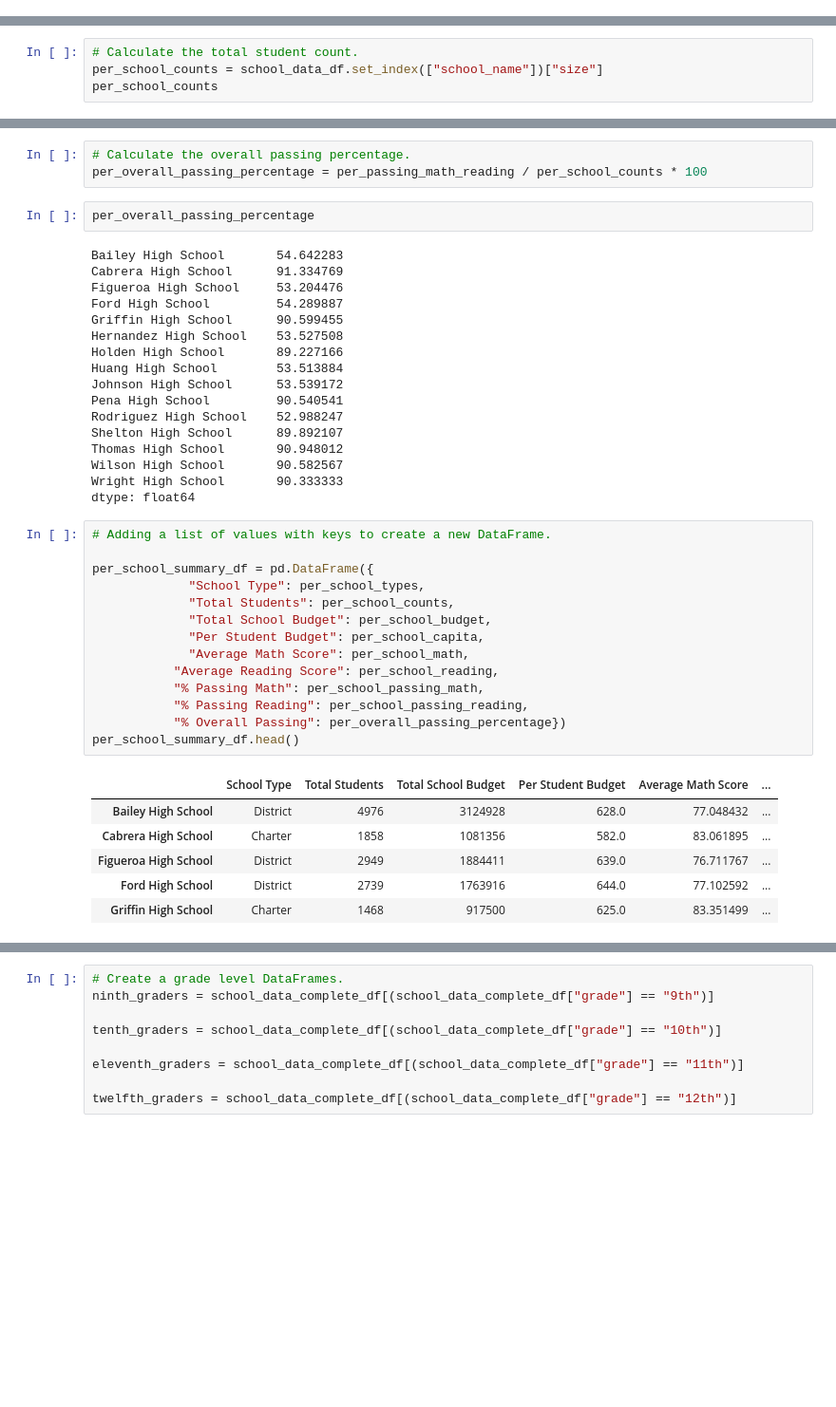
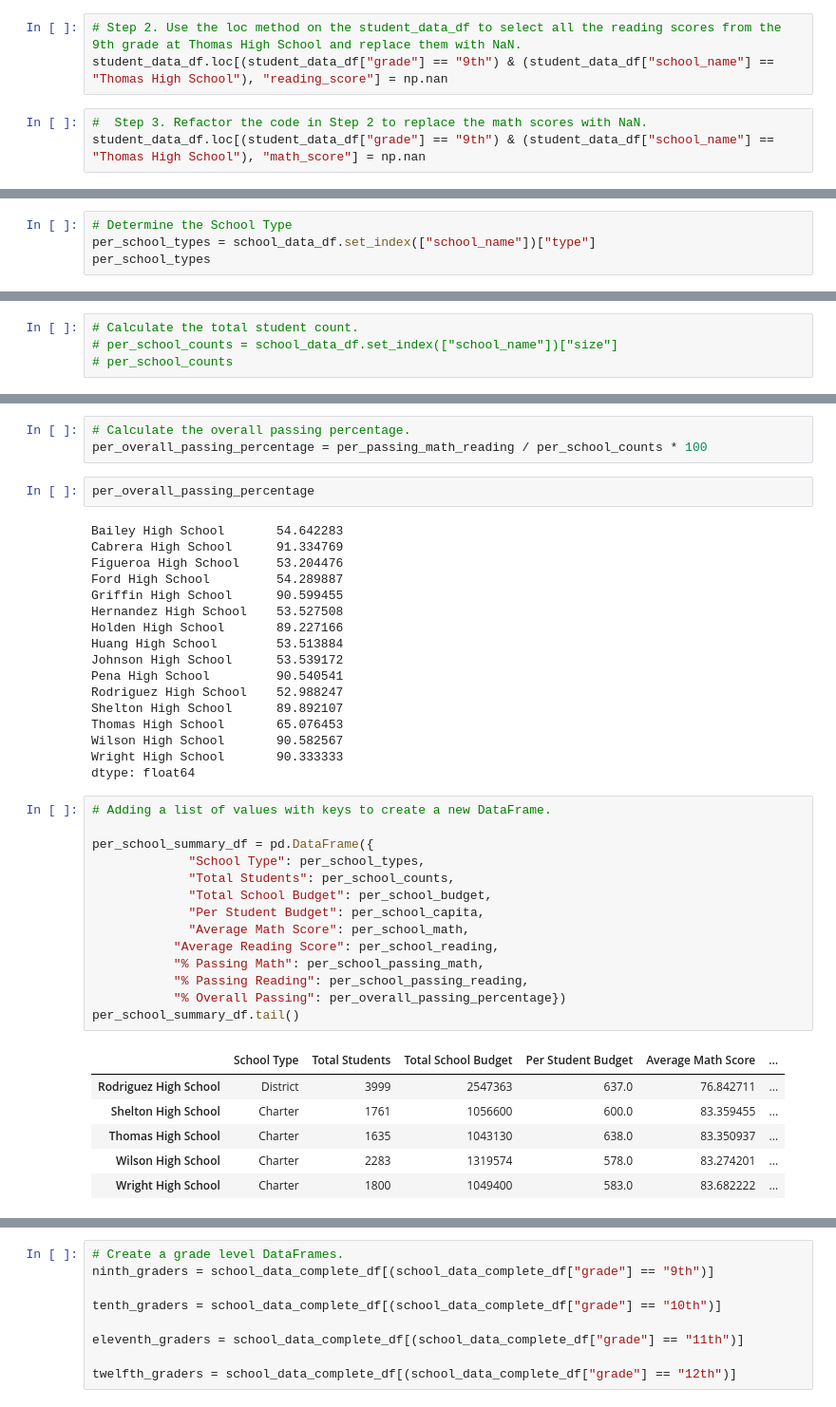
Before and after one commit to volkx075/School_District_Analysis, a Jupyter notebook: PyCitySchools_Challenge_testing.ipynb, the cells around one changed output, grey strips where cells are left out. Shown at 95% size. Cells and saved outputs as stored; diff of their text form; blank space fills up the shorter version.

```diff
--- a/PyCitySchools_Challenge_testing.ipynb
+++ b/PyCitySchools_Challenge_testing.ipynb
@@ -149,0 +60,6 @@ for word in prefixes_suffixes:
+# %%
+# Step 2. Use the loc method on the student_data_df to select all the reading scores from the 9th grade at Thomas High School and replace them with NaN.
+student_data_df.loc[(student_data_df["grade"] == "9th") & (student_data_df["school_name"] == "Thomas High School"), "reading_score"] = np.nan
+# %%
+#  Step 3. Refactor the code in Step 2 to replace the math scores with NaN.
+student_data_df.loc[(student_data_df["grade"] == "9th") & (student_data_df["school_name"] == "Thomas High School"), "math_score"] = np.nan
@@ -393,0 +284,4 @@ Name: size, dtype: int64
+# %%
+# Determine the School Type
+per_school_types = school_data_df.set_index(["school_name"])["type"]
+per_school_types
@@ -394,4 +306,4 @@ Name: size, dtype: int64
 # %%
 # Calculate the total student count.
-per_school_counts = school_data_df.set_index(["school_name"])["size"]
-per_school_counts
+# per_school_counts = school_data_df.set_index(["school_name"])["size"]
+# per_school_counts
@@ -658,31 +520,31 @@ Johnson High School      53.539172
 Pena High School         90.540541
 Rodriguez High School    52.988247
 Shelton High School      89.892107
-Thomas High School       90.948012
+Thomas High School       65.076453
 Wilson High School       90.582567
 Wright High School       90.333333
 dtype: float64
 # %%
 # Adding a list of values with keys to create a new DataFrame.
 
 per_school_summary_df = pd.DataFrame({
              "School Type": per_school_types,
              "Total Students": per_school_counts,
              "Total School Budget": per_school_budget,
              "Per Student Budget": per_school_capita,
              "Average Math Score": per_school_math,
            "Average Reading Score": per_school_reading,
            "% Passing Math": per_school_passing_math,
            "% Passing Reading": per_school_passing_reading,
            "% Overall Passing": per_overall_passing_percentage})
-per_school_summary_df.head()
+per_school_summary_df.tail()
 # %% [output]
 |  | School Type | Total Students | Total School Budget | Per Student Budget | Average Math Score | ... |
-| Bailey High School | District | 4976 | 3124928 | 628.0 | 77.048432 | ... |
-| Cabrera High School | Charter | 1858 | 1081356 | 582.0 | 83.061895 | ... |
-| Figueroa High School | District | 2949 | 1884411 | 639.0 | 76.711767 | ... |
-| Ford High School | District | 2739 | 1763916 | 644.0 | 77.102592 | ... |
-| Griffin High School | Charter | 1468 | 917500 | 625.0 | 83.351499 | ... |
+| Rodriguez High School | District | 3999 | 2547363 | 637.0 | 76.842711 | ... |
+| Shelton High School | Charter | 1761 | 1056600 | 600.0 | 83.359455 | ... |
+| Thomas High School | Charter | 1635 | 1043130 | 638.0 | 83.350937 | ... |
+| Wilson High School | Charter | 2283 | 1319574 | 578.0 | 83.274201 | ... |
+| Wright High School | Charter | 1800 | 1049400 | 583.0 | 83.682222 | ... |
 # %%
 # Format the Total School Budget and the Per Student Budget columns.
 per_school_summary_df["Total School Budget"] = per_school_summary_df["Total School Budget"].map("${:,.2f}".format)
```
Also changed, not shown: parts of 69 cells of this notebook, 3 other files.
